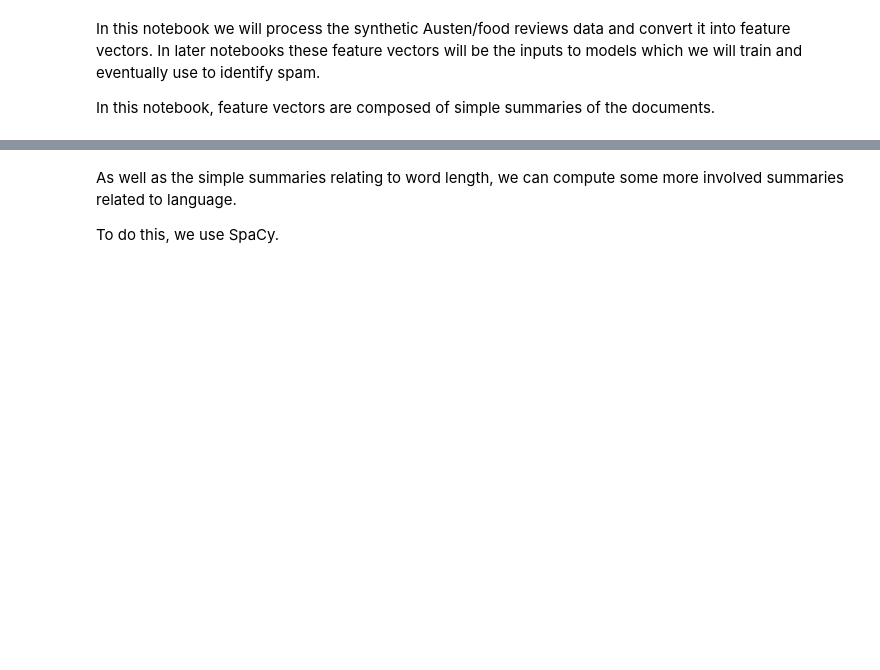
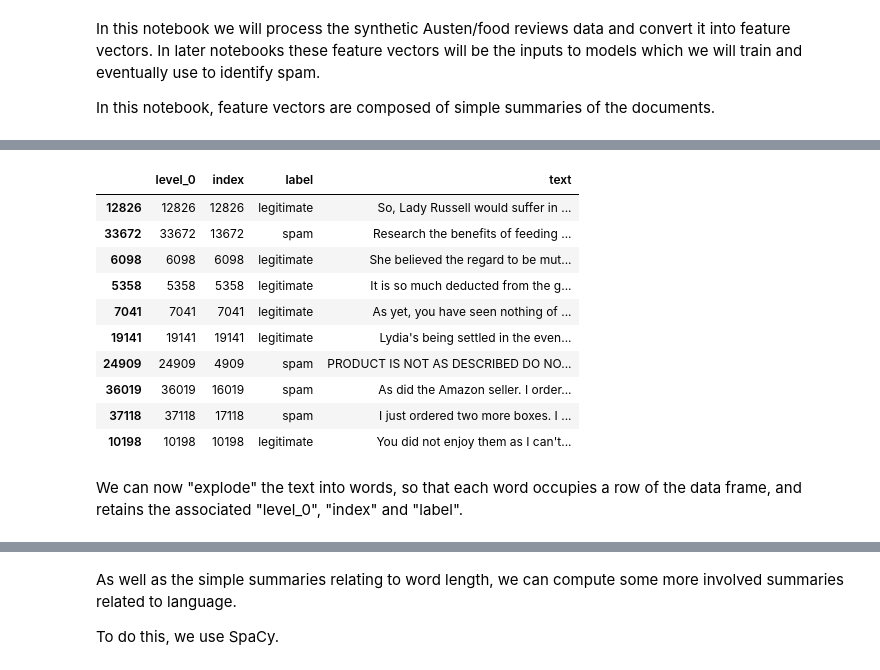
Before and after one commit to willb/openshift-ml-workflows-workshop, a Jupyter notebook: 02a-feature-engineering.ipynb, the cells around one changed output, grey strips where cells are left out. Cells and saved outputs as stored; diff of their text form; code cells hidden in the pictures; blank space fills up the shorter version.

Commit message:
exploded data on words

```diff
--- a/02a-feature-engineering.ipynb
+++ b/02a-feature-engineering.ipynb
@@ -22,0 +23,20 @@ df.sample(10)
+# %%
+#note level and index coincide for the legitimate documents, but not for the spam -
+    #for spam, index = level_0 mod 20,000
+df.reset_index(inplace=True)
+# %%
+df.sample(10)
+# %% [output]
+|  | level_0 | index | label | text |
+| 12826 | 12826 | 12826 | legitimate | So, Lady Russell would suffer in ... |
+| 33672 | 33672 | 13672 | spam | Research the benefits of feeding ... |
+| 6098 | 6098 | 6098 | legitimate | She believed the regard to be mut... |
+| 5358 | 5358 | 5358 | legitimate | It is so much deducted from the g... |
+| 7041 | 7041 | 7041 | legitimate | As yet, you have seen nothing of ... |
+| 19141 | 19141 | 19141 | legitimate | Lydia's being settled in the even... |
+| 24909 | 24909 | 4909 | spam | PRODUCT IS NOT AS DESCRIBED DO NO... |
+| 36019 | 36019 | 16019 | spam | As did the Amazon seller. I order... |
+| 37118 | 37118 | 17118 | spam | I just ordered two more boxes. I ... |
+| 10198 | 10198 | 10198 | legitimate | You did not enjoy them as I can't... |
+# %% [markdown]
+We can now "explode" the text into words, so that each word occupies a row of the data frame, and retains the associated "level_0", "index" and "label".
```
Also changed, not shown: parts of 3 cells of this notebook.
